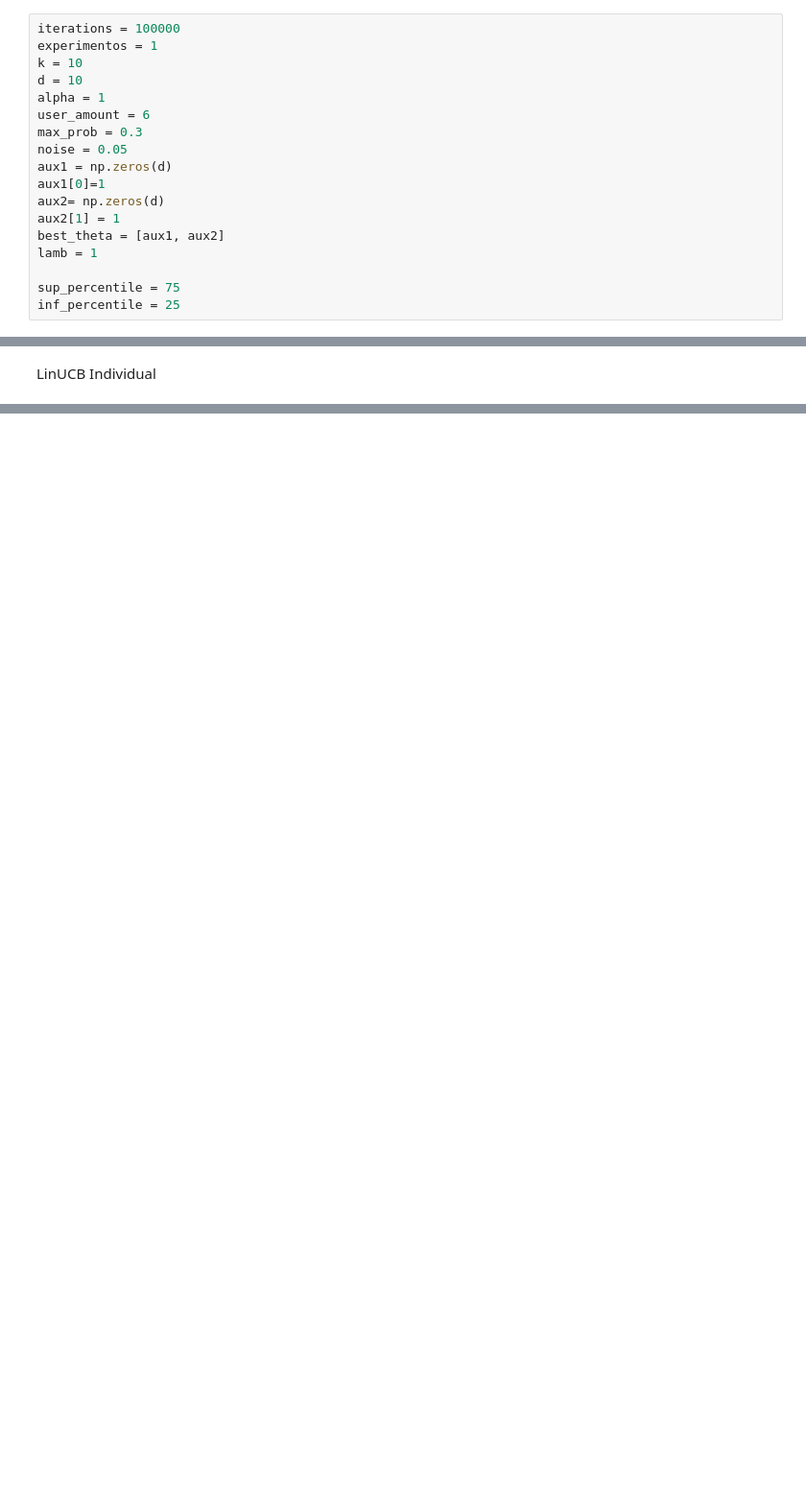
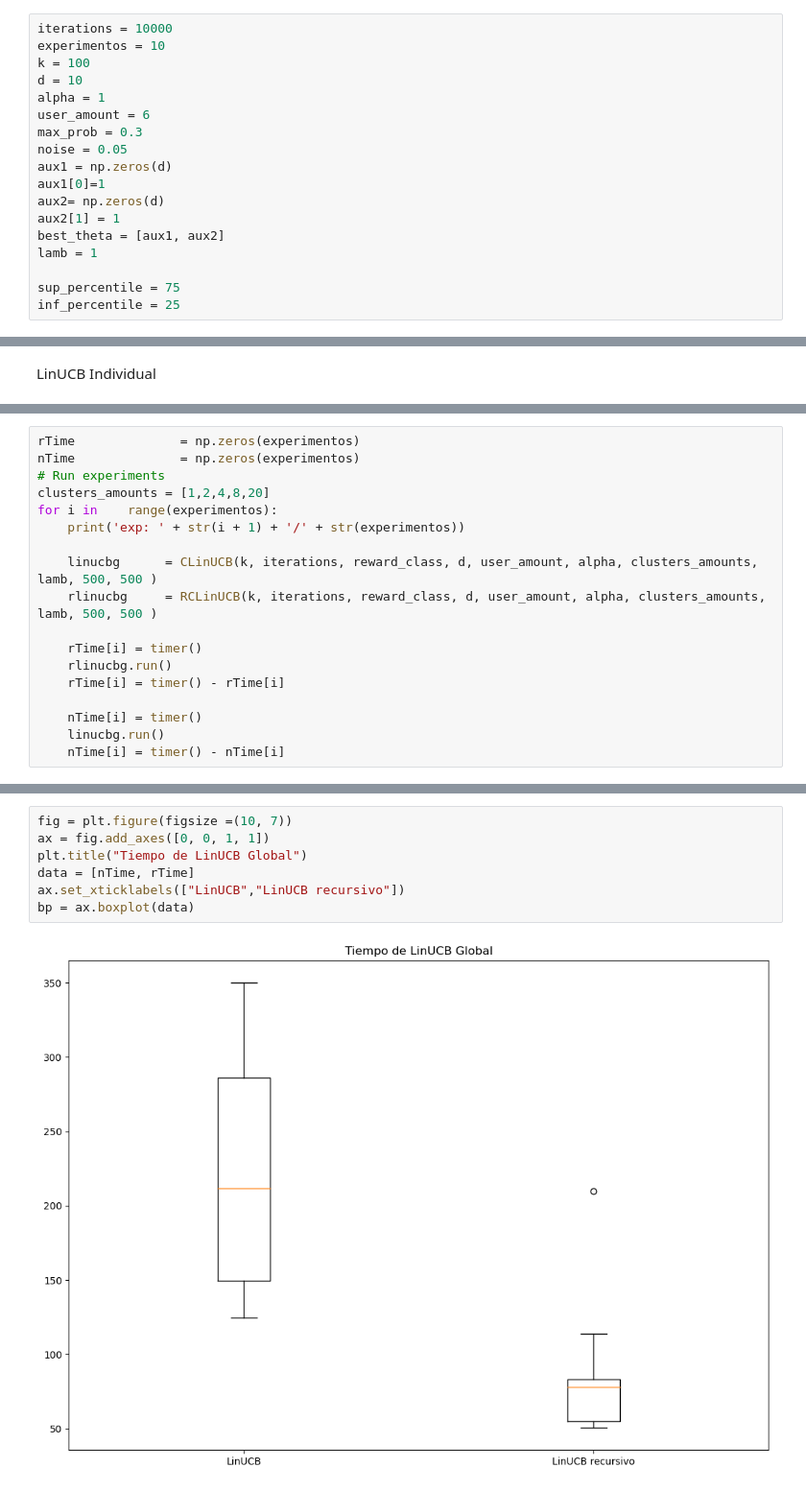
Before and after one commit to DiegoMazzuco/CMAB, a Jupyter notebook: simulacion/simulationPerformance.ipynb, the cells around one changed output, grey strips where cells are left out. Shown at 96% size. Cells and saved outputs as stored; diff of their text form; blank space fills up the shorter version.

Commit message:
Mejorando algunos detalles recursivo y agregando un test por profiling

```diff
--- a/simulacion/simulationPerformance.ipynb
+++ b/simulacion/simulationPerformance.ipynb
@@ -23,9 +25,9 @@ from Strategies.Rewards.BernoulliFeature   import BernoulliFeature
 # %% [markdown]
 Init Parameters
 # %%
-iterations = 100000
-experimentos = 1
-k = 10
+iterations = 10000
+experimentos = 10
+k = 100
 d = 10
 alpha = 1
 user_amount = 6
@@ -124,0 +183,18 @@ bp = ax.boxplot(data)
+# %%
+rTime              = np.zeros(experimentos)
+nTime              = np.zeros(experimentos)
+# Run experiments
+clusters_amounts = [1,2,4,8,20]
+for i in    range(experimentos):
+    print('exp: ' + str(i + 1) + '/' + str(experimentos))
+
+    linucbg      = CLinUCB(k, iterations, reward_class, d, user_amount, alpha, clusters_amounts, lamb, 500, 500 )
+    rlinucbg     = RCLinUCB(k, iterations, reward_class, d, user_amount, alpha, clusters_amounts, lamb, 500, 500 )
+
+    rTime[i] = timer()
+    rlinucbg.run()
+    rTime[i] = timer() - rTime[i]
+
+    nTime[i] = timer()
+    linucbg.run()
+    nTime[i] = timer() - nTime[i]
@@ -124,0 +229,9 @@ bp = ax.boxplot(data)
+# %%
+fig = plt.figure(figsize =(10, 7))
+ax = fig.add_axes([0, 0, 1, 1])
+plt.title("Tiempo de LinUCB Global")
+data = [nTime, rTime]
+ax.set_xticklabels(["LinUCB","LinUCB recursivo"])
+bp = ax.boxplot(data)
+# %% [output]
+[figure, added]
```
Also changed, not shown: parts of 12 cells of this notebook, 9 other files.
